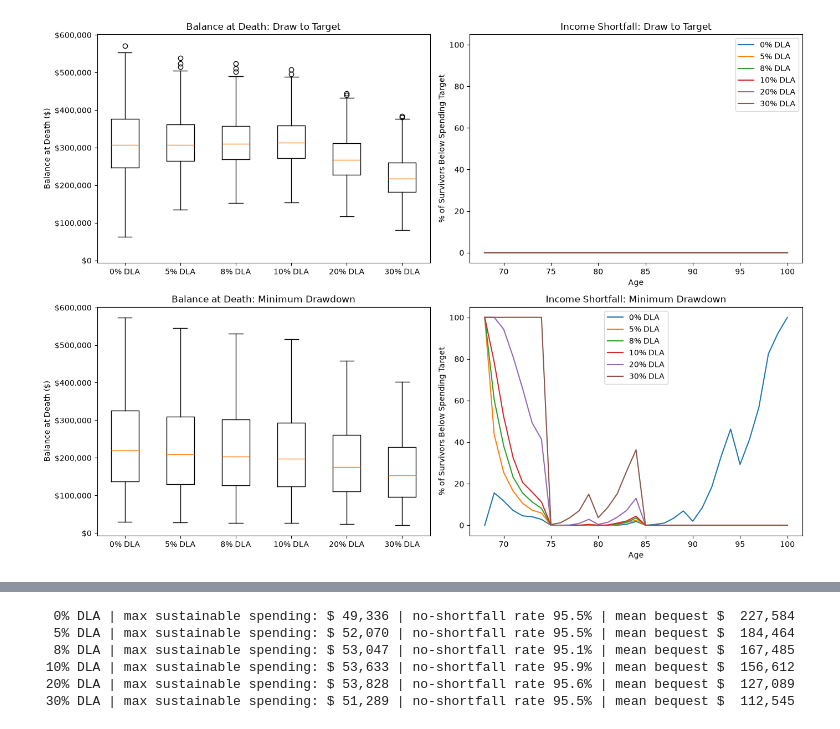
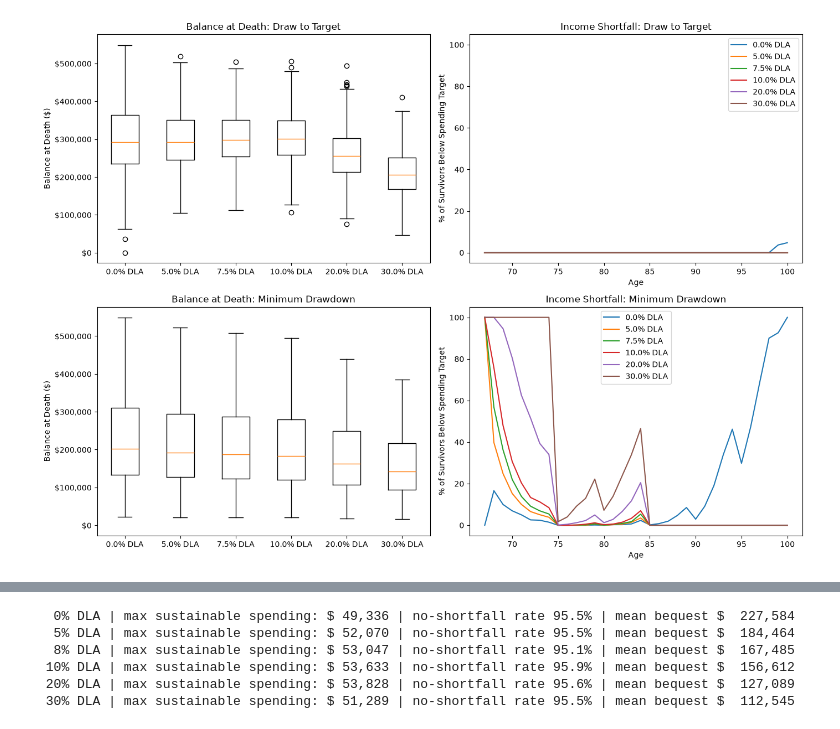
Before and after one commit to bennguyen9034/dla_monte_carlo, a Jupyter notebook: simulations.ipynb, the cells around one changed output, grey strips where cells are left out. Drawn from its saved outputs; the diff is of its cells as text; code cells hidden in the pictures.

```diff
--- a/simulations.ipynb
+++ b/simulations.ipynb
@@ -58,25 +58,28 @@ a = np.mean(delta_r) - b * np.mean(rba_cash_rate[1:])
 kappa = -b
 theta = a / kappa
 # %%
-random.seed(1)
 weights = {
     "Conservative": [0.1, 0.12, 0.04, 0.04, 0.25, 0.2, 0.25],
     "Balanced": [0.18, 0.2, 0.06, 0.06, 0.2, 0.15, 0.15],
     "Growth": [0.25, 0.3, 0.075, 0.075, 0.12, 0.1, 0.08]
 }
 
+survival_rate.iloc[100:] = 0   # everyone dies by 100
 
-survival_rate.iloc[100:] = 0
-min_drawdown_rates = {
-    65: 0.05,
-    74: 0.05,
-    79: 0.06,
-    84: 0.07,
-    89: 0.09,
-    94: 0.11,
-    100: 0.14
-}
-key_list = list(min_drawdown_rates.keys())
+def min_drawdown(age):
+    if age < 65:
+        return 0.04
+    if age <= 74:
+        return 0.05
+    if age <= 79:
+        return 0.06
+    if age <= 84:
+        return 0.07
+    if age <= 89:
+        return 0.09
+    if age <= 94:
+        return 0.11
+    return 0.14
 
 max_pension = 1237.70 * 26
 assets_threshold = 333_000
@@ -89,7 +92,7 @@ deeming_upper = 0.0375
 inflation = 0.025
 
 def age_pension(balance, age, dla_price = 0, dla_income = 0,
-                dla_asset_pct = 0.6, dla_asset_pct_later = 0.3, dla_switch_age = 84,
+                dla_asset_pct = 0.6, dla_asset_pct_later = 0.3, dla_switch_age = 83,
                 dla_income_pct = 0.6):
     if age <= dla_switch_age:
         dla_assets = dla_price * dla_asset_pct
@@ -105,24 +108,13 @@ def age_pension(balance, age, dla_price = 0, dla_income = 0,
 
     return max(0, min(assets_pension, income_pension, max_pension))
 
-def dla_income_for_target(target, price_per_dollar, age = 85):
-    low, high = 0, target
-    for _ in range(50):
-        x = (low + high) / 2
-        total = x + age_pension(0, age, dla_price = price_per_dollar * x, dla_income = x)
-        if total < target:
-            low = x
-        else:
-            high = x
-    return high
-
 def dla_price_per_dollar(age1 = 67, deferral_age = 85, max_age = 100, loading = 0.1,
                          mortality = "Australia_Male"):
     px = survival_rate[mortality]
     cash_rate = [rba['RBA'][120]]
     for t in range(max_age - age1):
         cash_rate.append(cash_rate[-1] + kappa * (theta - cash_rate[-1]))
-    v = np.cumprod([1] + [1 / (1 + r / 100 - inflation) for r in cash_rate[:-1]])
+    v = np.cumprod([1] + [(1 + inflation) / (1 + r / 100) for r in cash_rate[:-1]])   # exact real discounting
     pv = 0
     tpx = 1
     for t in range(0, max_age - age1 + 1):
@@ -131,12 +123,20 @@ def dla_price_per_dollar(age1 = 67, deferral_age = 85, max_age = 100, loading =
         tpx *= px[age1 + t]
     return pv * (1 + loading)
 
-price_per_dollar = dla_price_per_dollar()
+_price_cache = {}
+def fair_price(mortality = "Australia_Male"):
+    if mortality not in _price_cache:
+        _price_cache[mortality] = dla_price_per_dollar(mortality = mortality)
+    return _price_cache[mortality]
+
+price_per_dollar = fair_price("Australia_Male")
 dla_price_basis = price_per_dollar
 allocations = [0, 0.05, 0.075, 0.1, 0.2, 0.3]
+
 def policy_asset_pct(allocation):
     exempt = 0.4 + 12 * max(0, min(allocation, 0.10) - 0.05)
     return 1 - min(exempt, 1)
+
 def capped_asset_pct(allocation):
     if allocation <= 0:
         return 0.6
@@ -153,12 +153,14 @@ spending_target = 44_000
 liquid_return = 1.043 / 1.025 - 1
 
 def monte_carlo_simulation(allocation, age1 = 67, abp_balance = 500_000,
-                           return_type = "Conservative", price = dla_price_basis,
+                           return_type = "Conservative", price = None,
                            target = spending_target, drawdown_rule = "target",
                            policy = False, asset_rule = None, income_pct = 0.6,
                            co_contribution = 0.0, mortality = "Australia_Male"):
     random.seed(1)
     np.random.seed(1)
+    if price is None:
+        price = fair_price(mortality)          # fair price for this sex's mortality
     member_paid = allocation * abp_balance
     premium_val = member_paid / (1 - co_contribution)
     govt_contribution = premium_val - member_paid
@@ -167,15 +169,16 @@ def monte_carlo_simulation(allocation, age1 = 67, abp_balance = 500_000,
         asset_rule = "graduated" if policy else "current"
     asset_pct = ASSET_RULES[asset_rule](allocation)
 
+    n_years = 101 - age1                       # ages 67 to 100 inclusive
     bequests, cumulative_shortfalls, exhaustion_ages = [], [], []
     ruin_ages, pensions, shorts_pre85, shorts_post85 = [], [], [], []
-    shortfall_number = {x: 0 for x in range(67, 101)}
-    alive_count = {x: 0 for x in range(67, 101)}
-    ruined_count = {x: 0 for x in range(67, 101)}
+    shortfall_number = {x: 0 for x in range(age1, 101)}
+    alive_count = {x: 0 for x in range(age1, 101)}
+    ruined_count = {x: 0 for x in range(age1, 101)}
     w = np.array(weights[return_type])
 
     for _ in range(number_of_simulations):
-        option_returns = np.random.multivariate_normal(annual_mean, annual_cov, size = 33) @ w
+        option_returns = np.random.multivariate_normal(annual_mean, annual_cov, size = n_years) @ w
         current_age = age1
         balance = abp_balance - member_paid
         liquid = 0
@@ -183,19 +186,15 @@ def monte_carlo_simulation(allocation, age1 = 67, abp_balance = 500_000,
         lifetime_pension = 0
         exhausted_age = None
         ruin_age = None
-        px_male = survival_rate[mortality][current_age]
 
-        while random.random() < px_male:
-            current_age += 1
-            for n in range(1, len(key_list)):
-                if key_list[n-1] < current_age <= key_list[n]:
-                    drawdown = min_drawdown_rates[key_list[n]]
-                    break
-
+        while True:
+            # ---- one year of retirement at current_age ----
+            drawdown = min_drawdown(current_age)
             dla_payment = dla_income_val if current_age >= 85 else 0
+            switch = 83 if asset_rule == "current" else 84   # policy exemption lasts the whole deferral
             pension = age_pension(balance + liquid, current_age, dla_price = premium_val,
                                   dla_income = dla_payment, dla_asset_pct = asset_pct,
-                                  dla_income_pct = income_pct)
+                                  dla_income_pct = income_pct, dla_switch_age = switch)
             lifetime_pension += pension
 
             if drawdown_rule == "minimum":
@@ -216,7 +215,7 @@ def monte_carlo_simulation(allocation, age1 = 67, abp_balance = 500_000,
             else:
                 short_post85 += shortfall
 
-            r = option_returns[current_age - age1 - 1] - inflation
+            r = (1 + option_returns[current_age - age1]) / (1 + inflation) - 1   # exact real return
             balance = (balance - abp_draw) * (1 + r)
             liquid = liquid * (1 + liquid_return)
             if balance <= 1:
@@ -224,7 +223,6 @@ def monte_carlo_simulation(allocation, age1 = 67, abp_balance = 500_000,
                 if exhausted_age is None:
                     exhausted_age = current_age
 
-            px_male = survival_rate[mortality][current_age]
             alive_count[current_age] += 1
             if ruin_age is None and balance + liquid <= 1:
                 ruin_age = current_age
@@ -232,6 +230,11 @@ def monte_carlo_simulation(allocation, age1 = 67, abp_balance = 500_000,
                 ruined_count[current_age] += 1
             if shortfall > 1:
                 shortfall_number[current_age] += 1
+
+            # ---- survive to next birthday? ----
+            if current_age >= 100 or random.random() >= survival_rate[mortality][current_age]:
+                break
+            current_age += 1
 
         bequests.append(balance + liquid)
         cumulative_shortfalls.append(total_shortfall)
@@ -265,36 +268,36 @@ def monte_carlo_simulation(allocation, age1 = 67, abp_balance = 500_000,
 
 results = {a: monte_carlo_simulation(a) for a in allocations}
 results_min = {a: monte_carlo_simulation(a, drawdown_rule = "minimum") for a in allocations}
-labels = [f'{a:.0%} DLA' for a in allocations]
+labels = [f'{a:.1%} DLA' for a in allocations]
 dollar_format = plt.FuncFormatter(lambda x, _: f'${x:,.0f}')
 
 fig, axs = plt.subplots(2, 2, figsize = (14, 10), sharey = 'col')
 
 for row, (rule_name, res_set) in enumerate([("Draw to Target", results), ("Minimum Drawdown", results_min)]):
     axs[row, 0].boxplot([res['bequests'] for res in res_set.values()])
     axs[row, 0].set_xticks(range(1, len(allocations) + 1), labels)
     axs[row, 0].set_title(f'Balance at Death: {rule_name}')
     axs[row, 0].set_ylabel('Balance at Death ($)')
     axs[row, 0].yaxis.set_major_formatter(dollar_format)
 
     for label, res in zip(labels, res_set.values()):
         axs[row, 1].plot(res['ages'], res['shortfall_pct'], label = label)
     axs[row, 1].set_title(f'Income Shortfall: {rule_name}')
     axs[row, 1].set_xlabel('Age')
     axs[row, 1].set_ylabel('% of Survivors Below Spending Target')
     axs[row, 1].legend()
 
 plt.tight_layout()
 plt.show()
 
 for rule_name, res_set in [("DRAW TO TARGET", results), ("MINIMUM DRAWDOWN", results_min)]:
     print(f"\n{rule_name}")
     for a, res in res_set.items():
         exh_age = f"{res['mean_exhaustion_age']:.1f}" if res['mean_exhaustion_age'] else "n/a"
-        print(f"{a:>4.0%} | premium ${res['premium']:>9,.0f} | DLA income ${res['dla_income']:>8,.0f} | "
-              f"mean bequest ${np.mean(res['bequests']):>9,.0f} | "
+        print(f"{a:>5.1%} | premium ${res['premium']:>9,.0f} | DLA income ${res['dla_income']:>8,.0f} | "
+              f"mean bequest ${res['mean_bequest']:>9,.0f} | "
               f"ABP exhausted {res['pct_exhausted']:>5.1f}% (avg age {exh_age}) | "
               f"mean cum. shortfall ${res['mean_cum_shortfall']:>8,.0f} | person-years short {res['person_years_short']}")
 # %% [output]
-[figure, old version]
+[figure, new version]
 DRAW TO TARGET
```
Also changed, not shown: parts of 2 cells of this notebook.
